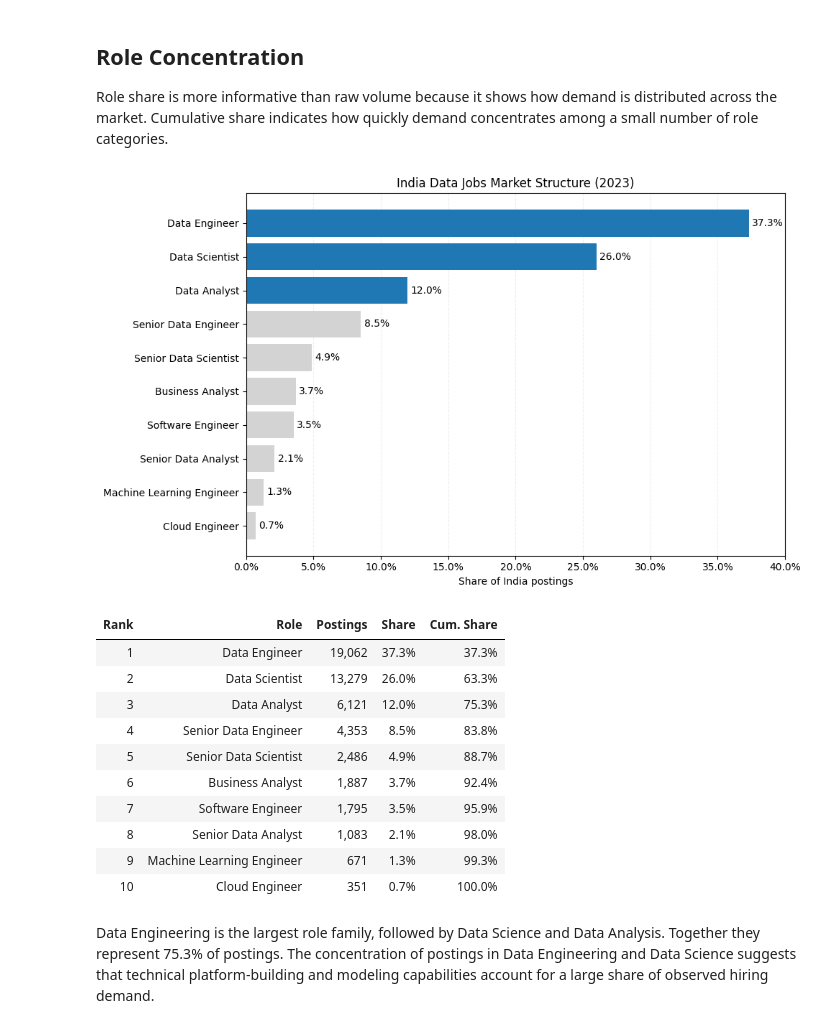
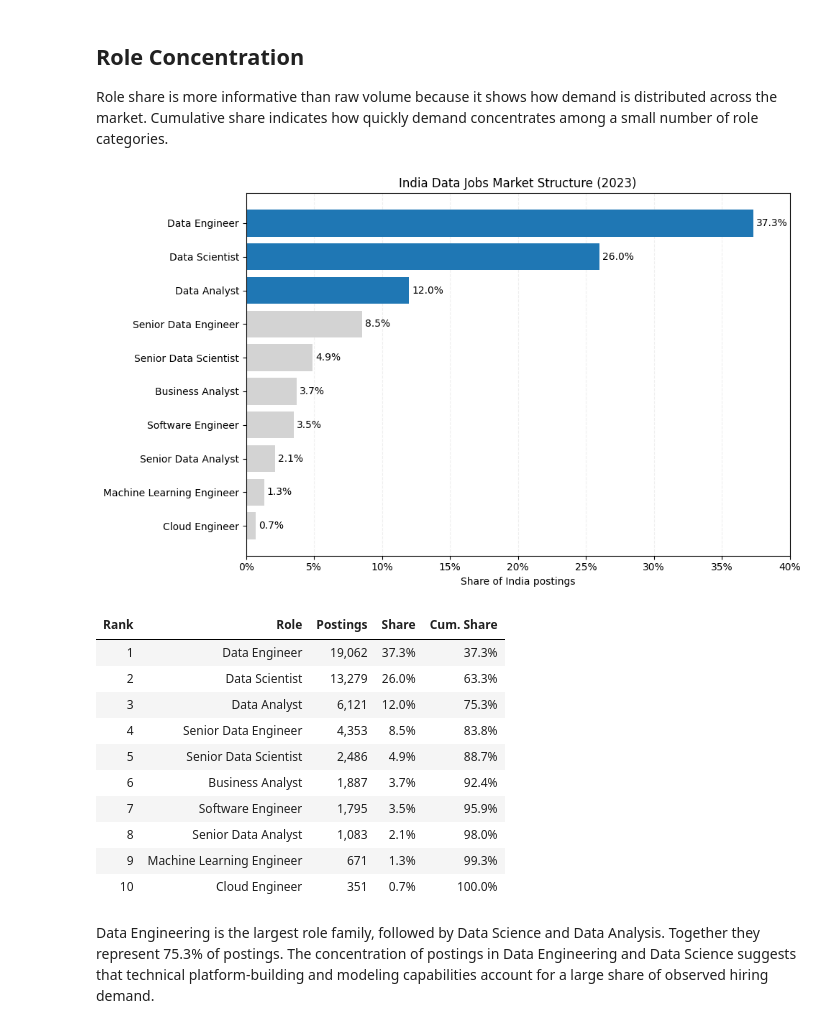
Before and after one commit to siddharth-chauhan-eu/python-learning, a Jupyter notebook: 02-data-analytics/data-jobs-analysis/project/job-market-analysis/01_market_overview.ipynb, the cells around one changed output. Drawn from its saved outputs; the diff is of its cells as text; code cells hidden in the pictures.

```diff
--- a/02-data-analytics/data-jobs-analysis/project/job-market-analysis/01_market_overview.ipynb
+++ b/02-data-analytics/data-jobs-analysis/project/job-market-analysis/01_market_overview.ipynb
@@ -161,7 +160,9 @@ bars = ax.barh(
 )
 
 ax.set_xlim(0, 0.40)
-ax.xaxis.set_major_formatter(PercentFormatter(1))
+ax.xaxis.set_major_formatter(
+    lambda value, _: f"{value:.0%}"
+)
 
 ax.set(
     title="India Data Jobs Market Structure (2023)",
@@ -198,34 +199,34 @@ summary_table = (
     .rename(
         columns={
             "rank": "Rank",
             "role": "Role",
             "postings": "Postings",
             "share": "Share",
             "cumulative_share": "Cum. Share",
         }
     )
 )
 
 summary_table["Postings"] = summary_table["Postings"].map("{:,}".format)
 summary_table["Share"] = summary_table["Share"].map("{:.1%}".format)
 summary_table["Cum. Share"] = (
     summary_table["Cum. Share"]
     .map("{:.1%}".format)
 )
 
 display(
     summary_table.style
     .hide(axis="index")
     .set_properties(
         subset=["Rank"],
         **{"font-weight": "bold"}
     )
     .set_properties(
         subset=["Role"],
     )
 )
 # %% [output]
-[figure, old version]
+[figure, new version]
 | Rank | Role | Postings | Share | Cum. Share |
 | 1 | Data Engineer | 19,062 | 37.3% | 37.3% |
 | 2 | Data Scientist | 13,279 | 26.0% | 63.3% |
```
Also changed, not shown: parts of 3 cells of this notebook, 2 other files.
